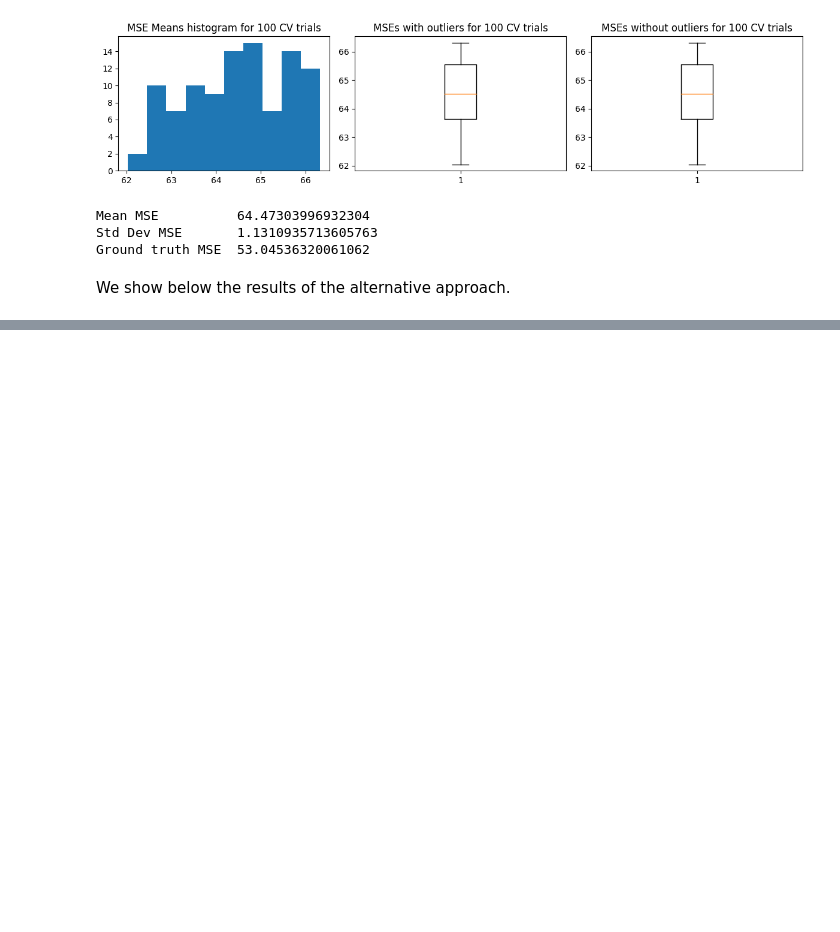
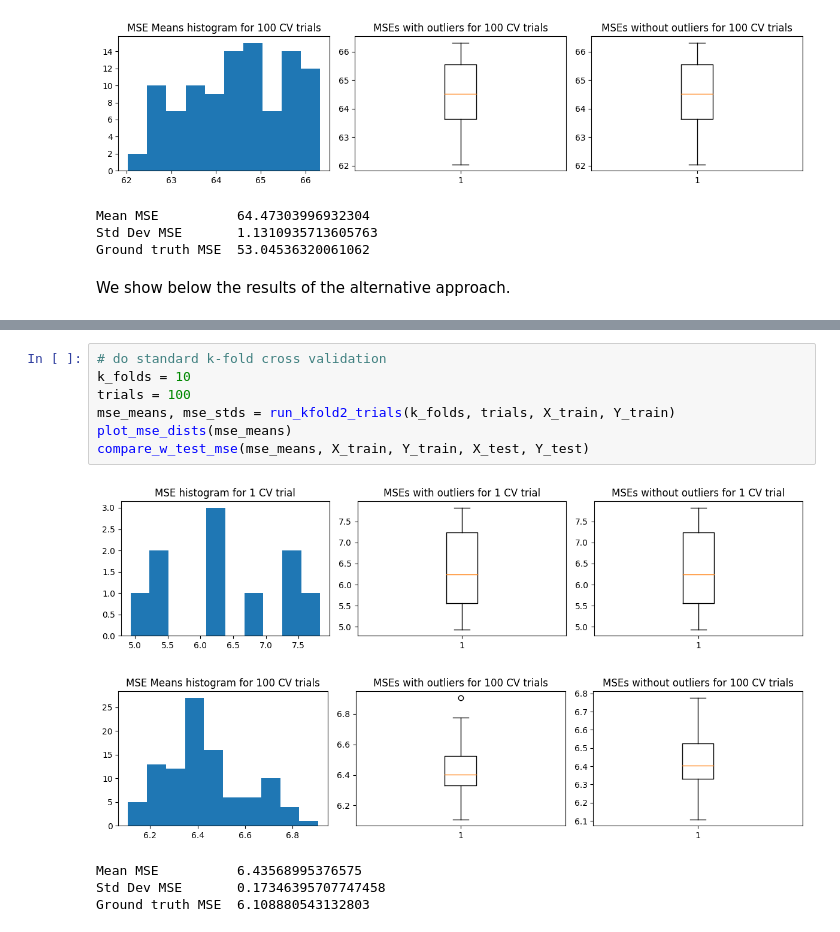
Before and after one commit to PrinceJavier/princejavier.github.io, a Jupyter notebook: _sources/supervised_learning/k_fold_cv.ipynb, the cells around one changed output, grey strips where cells are left out. Cells and saved outputs as stored; diff of their text form; blank space fills up the shorter version.

```diff
--- a/_sources/supervised_learning/k_fold_cv.ipynb
+++ b/_sources/supervised_learning/k_fold_cv.ipynb
@@ -410,0 +443,13 @@ Ground truth MSE  53.04536320061062
+# %%
+# do standard k-fold cross validation
+k_folds = 10
+trials = 100
+mse_means, mse_stds = run_kfold2_trials(k_folds, trials, X_train, Y_train)
+plot_mse_dists(mse_means)
+compare_w_test_mse(mse_means, X_train, Y_train, X_test, Y_test)
+# %% [output]
+[figure, added]
+[figure, added]
+Mean MSE          6.43568995376575
+Std Dev MSE       0.17346395707747458
+Ground truth MSE  6.108880543132803
```
Also changed, not shown: parts of 17 cells of this notebook, 7 other files.
